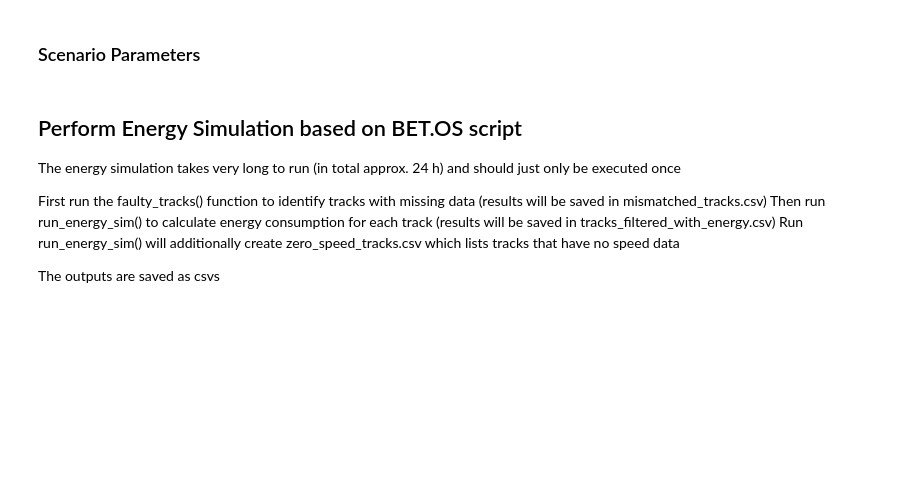
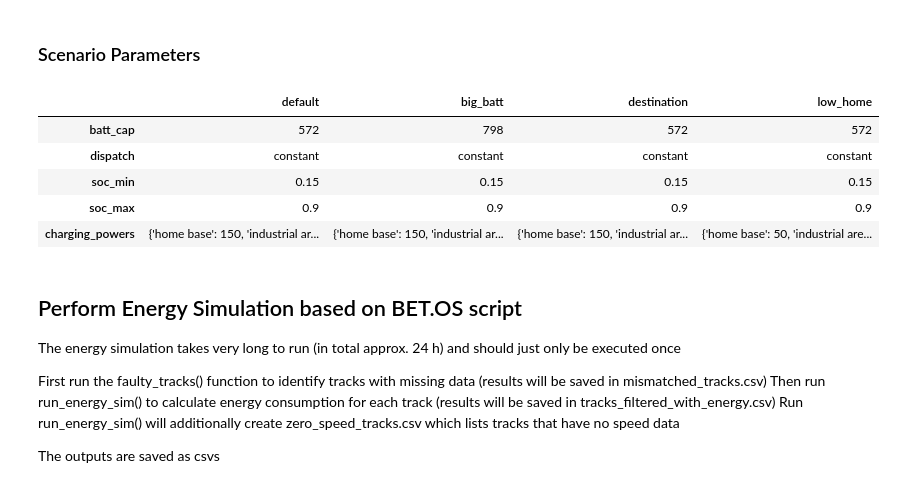
Before and after one commit to napaper/truck_fleet_electrification, a Jupyter notebook: main_energy_sim.ipynb, the cells around one changed output. Drawn from its saved outputs; the diff is of its cells as text; code cells hidden in the pictures; blank space fills up the shorter version.

```diff
--- a/main_energy_sim.ipynb
+++ b/main_energy_sim.ipynb
@@ -37,12 +37,43 @@ plt.rcParams.update({
 ### Scenario Parameters
 # %%
 # Constant charging powers
-params = {'batt_cap': 572,
-            'dispatch': 'constant',
-            'soc_min': 0.15,
-            'soc_max': 0.9,
-            'charging_powers': {'home base': 150, 'industrial area': 350},
-         }
+params_set = pd.DataFrame(
+   {'default':{'batt_cap': 572,
+         'dispatch': 'constant',
+         'soc_min': 0.15,
+         'soc_max': 0.9,
+         'charging_powers': {'home base': 150, 'industrial area': 0},
+         },
+          'big_batt':{'batt_cap': 798,
+         'dispatch': 'constant',
+         'soc_min': 0.15,
+         'soc_max': 0.9,
+         'charging_powers': {'home base': 150, 'industrial area': 0},
+         },
+          'destination':{'batt_cap': 572,
+         'dispatch': 'constant',
+         'soc_min': 0.15,
+         'soc_max': 0.9,
+         'charging_powers': {'home base': 150, 'industrial area': 350},
+         },
+          'low_home':{'batt_cap': 572,
+         'dispatch': 'constant',
+         'soc_min': 0.15,
+         'soc_max': 0.9,
+         'charging_powers': {'home base': 50, 'industrial area': 0},
+         },
+}
+)
+display(params_set)
+
+params = params_set['default'].to_dict()
+# %% [output]
+|  | default | big_batt | destination | low_home |
+| batt_cap | 572 | 798 | 572 | 572 |
+| dispatch | constant | constant | constant | constant |
+| soc_min | 0.15 | 0.15 | 0.15 | 0.15 |
+| soc_max | 0.9 | 0.9 | 0.9 | 0.9 |
+| charging_powers | {'home base': 150, 'industrial ar... | {'home base': 150, 'industrial ar... | {'home base': 150, 'industrial ar... | {'home base': 50, 'industrial are... |
 # %% [markdown]
 ## Perform Energy Simulation based on BET.OS script
 
```
Also changed, not shown: parts of 2 cells of this notebook, 1 other file.
